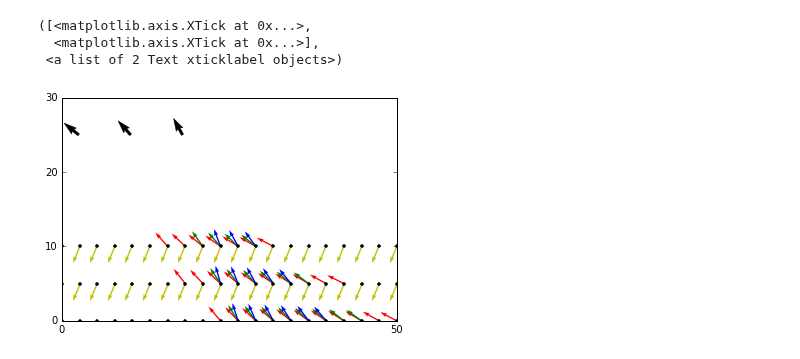
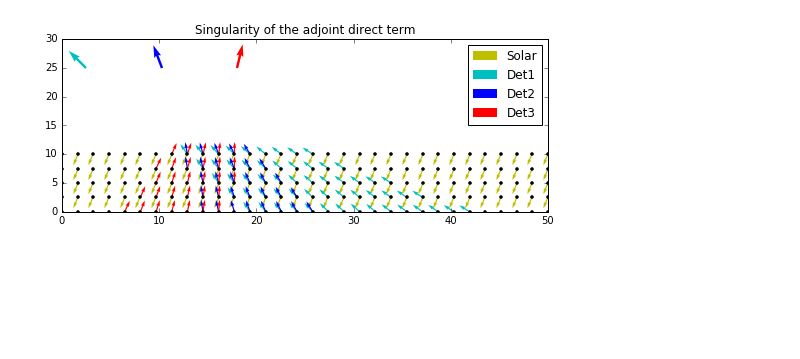
Before and after one commit to wgm2111/wgm-pyshdom-sandbox, a Jupyter notebook: notebooks/detectors.ipynb, the cells around one changed output. Drawn from its saved outputs; the diff is of its cells as text; code cells hidden in the pictures; blank space fills up the shorter version.

Commit message:
Updated the adjoint singularity notebook.

```diff
--- a/notebooks/detectors.ipynb
+++ b/notebooks/detectors.ipynb
@@ -12,15 +29,17 @@ import matplotlib.pyplot as plt
 # %%
 
 # Domain
-NX = 20
+NX = 32
 XMIN = 0.
 XMAX = 50.
-NZ = 3
+NZ = 5
 ZMIN = 0.
 ZMAX = 10.
 
 # Plotting parameters
-WIDTH = 0.004
+WIDTH = 0.0025#3#4125
+SCALE = 40
+
 
 # Sun parameters
 SZA = sp.pi / 8.0
@@ -28,18 +47,17 @@ VZSUN = -sp.cos(SZA)
 VXSUN = -sp.sin(SZA)
 
 # Detector parameters
-DET_EPS = 0.025
+DET_EPS = 0.025#25
 DET_X = sp.linspace(2.5, 18, 3)
 DET_Z = 25 * sp.ones_like(DET_X)
-COLLOC_X = 30.
-COLLOC_Z = 3.0
+COLLOC_X = 15.
+COLLOC_Z = 12.5
 # %%
 # define the spatial grid
 x = sp.linspace(XMIN, XMAX, NX)
 z = sp.linspace(ZMIN, ZMAX, NZ)
 xx, zz = sp.meshgrid(x, z)
 # %%
-
 # define the directional sensitivity of a detector
 px = DET_X #sp.linspace(5, 20, 3)
 pz = DET_Z #sp.ones_like(px) * 25.
@@ -75,26 +93,3 @@ view3, vx3, vz3 = bool_viewed(pixels[:, 2], xx, zz)
 
 xxflat = xx.flatten()
 zzflat = zz.flatten()
-
-
-#Plot the grid and solar direct delta function
-plt.plot(xxflat, zzflat, color='k', marker='.', linewidth=0)
-plt.quiver(xxflat, zzflat, VXSUN, VZSUN, color='y', width=WIDTH)
-
-# Plot the detector delta functions
-plt.quiver(xxflat[view1], zzflat[view1],
-           vx1[view1], vz1[view1], color='r', width=WIDTH)
-plt.quiver(xxflat[view2], zzflat[view2],
-           vx2[view2], vz2[view2], color='g', width=WIDTH)
-plt.quiver(xxflat[view3], zzflat[view3],
-           vx3[view3], vz3[view3], color='b', width=WIDTH)
-
-
-plt.quiver(*pixels, linewidth=.5)
-plt.yticks([0,10, 20, 30,])
-plt.xticks([0, 50])
-# %% [output]
-([<matplotlib.axis.XTick at 0x...>,
-  <matplotlib.axis.XTick at 0x...>],
- <a list of 2 Text xticklabel objects>)
-[figure, removed]
@@ -102,0 +96,30 @@ plt.quiver?
+# %%
+fig = plt.figure(0, figsize=(7.5, 3), facecolor='white')
+ax = fig.add_axes([.05, .1, .9, .8])
+
+
+#Plot the grid and solar direct delta function
+ax.plot(xxflat, zzflat, color='k', marker='.', linewidth=0)
+ax.quiver(xxflat, zzflat, VXSUN, VZSUN,
+          color='y', width=WIDTH, scale=SCALE, label='Solar')
+
+# Plot the detector delta functions
+ax.quiver(xxflat[view1], zzflat[view1], vx1[view1], vz1[view1],
+          color='c', width=WIDTH, scale=SCALE, label='Det1')
+ax.quiver(xxflat[view2], zzflat[view2], vx2[view2], vz2[view2],
+          color='b', width=WIDTH, scale=SCALE, label='Det2')
+ax.quiver(xxflat[view3], zzflat[view3], vx3[view3], vz3[view3],
+          color='r', width=WIDTH, scale=SCALE, label='Det3')
+for pixel, c in zip(pixels.T, ['c', 'b', 'r']):
+    ax.quiver(*pixel, color=c, width=2*WIDTH, scale = SCALE/2.0)
+#ax.quiver(*pixels, linewidth=.5)
+
+
+ax.set_ybound(ZMIN - 0.0 * (DET_Z[0] * (0.2)), DET_Z[0] * (1+0.2))#yticks([0,10, 20, 30,])
+ax.set_xbound([XMIN, XMAX])
+ax.legend()
+ax.set_title("Singularity of the adjoint direct term")
+
+fig.savefig('dplot.png')
+# %% [output]
+[figure, added]
```
Also changed, not shown: parts of 3 cells of this notebook, 1 other file.
